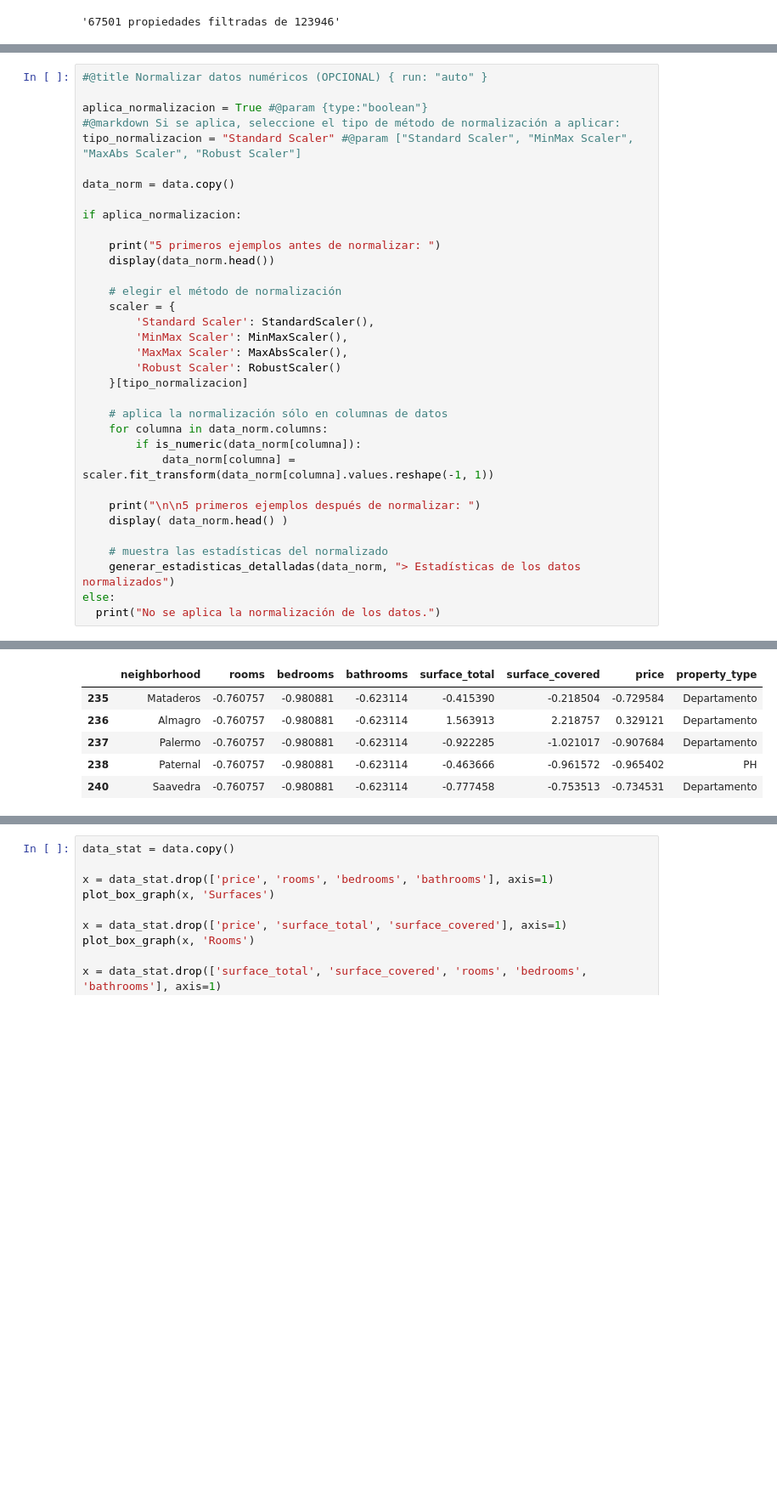
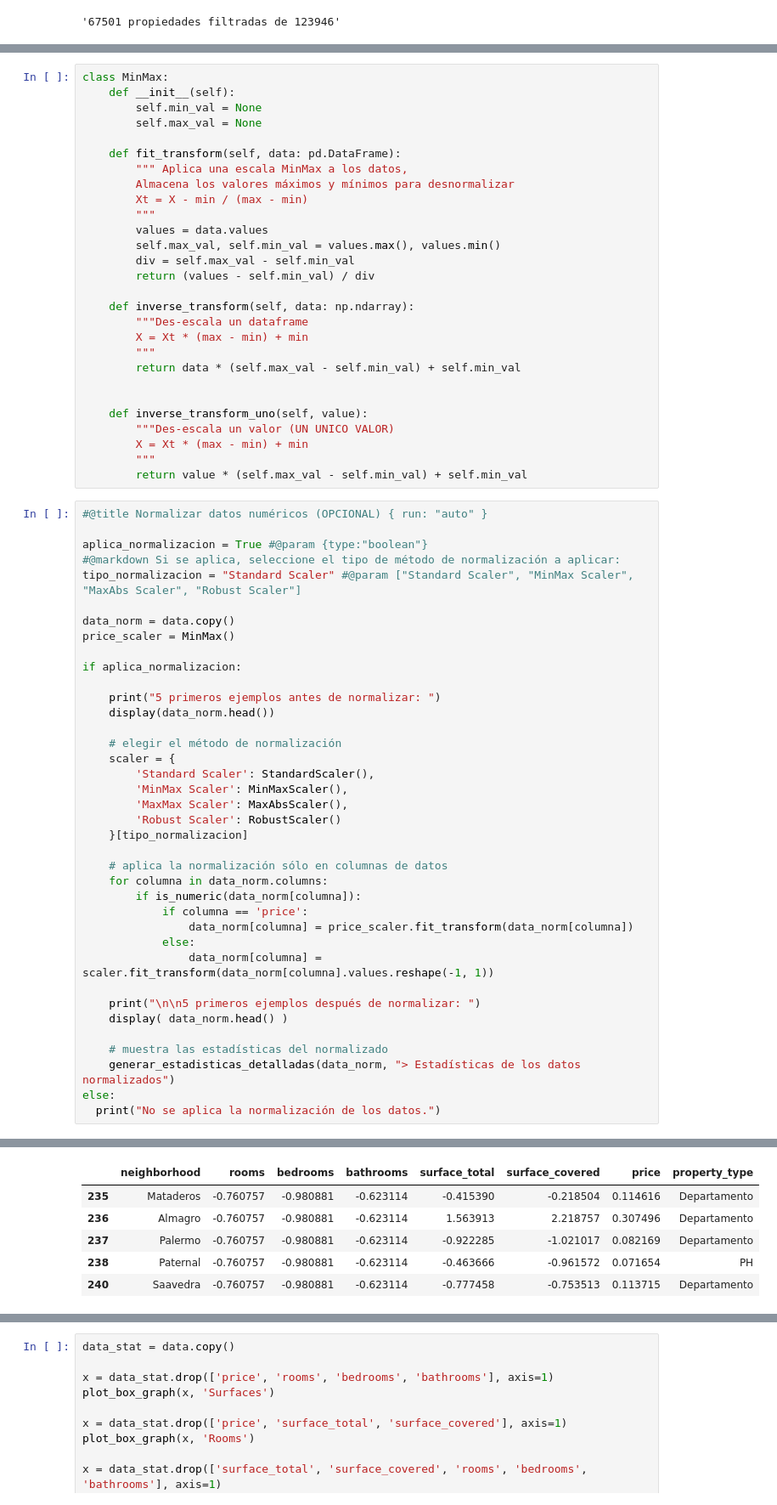
Before and after one commit to enzoconejero/utnba-iaa-2021-property-price-prediction, a Jupyter notebook: propierati_regresion.ipynb, the cells around one changed output, grey strips where cells are left out. Shown at 85% size. Drawn from its saved outputs; the diff is of its cells as text; blank space fills up the shorter version.

```diff
--- a/propierati_regresion.ipynb
+++ b/propierati_regresion.ipynb
@@ -229,3 +236,31 @@ Sin extremos
+# %%
+class MinMax:
+    def __init__(self):
+        self.min_val = None
+        self.max_val = None
+
+    def fit_transform(self, data: pd.DataFrame):
+        """ Aplica una escala MinMax a los datos,
+        Almacena los valores máximos y mínimos para desnormalizar
+        Xt = X - min / (max - min)
+        """
+        values = data.values
+        self.max_val, self.min_val = values.max(), values.min()
+        div = self.max_val - self.min_val
+        return (values - self.min_val) / div
+
+    def inverse_transform(self, data: np.ndarray):
+        """Des-escala un dataframe
+        X = Xt * (max - min) + min
+        """
+        return data * (self.max_val - self.min_val) + self.min_val
+
+
+    def inverse_transform_uno(self, value):
+        """Des-escala un valor (UN UNICO VALOR)
+        X = Xt * (max - min) + min
+        """
+        return value * (self.max_val - self.min_val) + self.min_val
 # %%
 #@title Normalizar datos numéricos (OPCIONAL) { run: "auto" }
 
@@ -234,6 +269,7 @@ aplica_normalizacion = True #@param {type:"boolean"}
 tipo_normalizacion = "Standard Scaler" #@param ["Standard Scaler", "MinMax Scaler", "MaxAbs Scaler", "Robust Scaler"]
 
 data_norm = data.copy()
+price_scaler = MinMax()
 
 if aplica_normalizacion:
 
@@ -242,39 +278,42 @@ if aplica_normalizacion:
 
     # elegir el método de normalización
     scaler = {
         'Standard Scaler': StandardScaler(),
         'MinMax Scaler': MinMaxScaler(),
         'MaxMax Scaler': MaxAbsScaler(),
         'Robust Scaler': RobustScaler()
     }[tipo_normalizacion]
 
     # aplica la normalización sólo en columnas de datos
     for columna in data_norm.columns:
         if is_numeric(data_norm[columna]):
-            data_norm[columna] = scaler.fit_transform(data_norm[columna].values.reshape(-1, 1))
+            if columna == 'price':
+                data_norm[columna] = price_scaler.fit_transform(data_norm[columna])
+            else:
+                data_norm[columna] = scaler.fit_transform(data_norm[columna].values.reshape(-1, 1))
 
     print("\n\n5 primeros ejemplos después de normalizar: ")
     display( data_norm.head() )
 
     # muestra las estadísticas del normalizado
     generar_estadisticas_detalladas(data_norm, "> Estadísticas de los datos normalizados")
 else:
   print("No se aplica la normalización de los datos.")
 # %% [output]
 5 primeros ejemplos antes de normalizar:
 |  | neighborhood | rooms | bedrooms | bathrooms | surface_total | surface_covered | price | property_type |
 | 235 | Mataderos | 2.0 | 1.0 | 1.0 | 61.0 | 61.0 | 110600.0 | Departamento |
 | 236 | Almagro | 2.0 | 1.0 | 1.0 | 143.0 | 143.0 | 239000.0 | Departamento |
 | 237 | Palermo | 2.0 | 1.0 | 1.0 | 40.0 | 34.0 | 89000.0 | Departamento |
 | 238 | Paternal | 2.0 | 1.0 | 1.0 | 59.0 | 36.0 | 82000.0 | PH |
 | 240 | Saavedra | 2.0 | 1.0 | 1.0 | 46.0 | 43.0 | 110000.0 | Departamento |
 5 primeros ejemplos después de normalizar:
 |  | neighborhood | rooms | bedrooms | bathrooms | surface_total | surface_covered | price | property_type |
-| 235 | Mataderos | -0.760757 | -0.980881 | -0.623114 | -0.415390 | -0.218504 | -0.729584 | Departamento |
-| 236 | Almagro | -0.760757 | -0.980881 | -0.623114 | 1.563913 | 2.218757 | 0.329121 | Departamento |
-| 237 | Palermo | -0.760757 | -0.980881 | -0.623114 | -0.922285 | -1.021017 | -0.907684 | Departamento |
-| 238 | Paternal | -0.760757 | -0.980881 | -0.623114 | -0.463666 | -0.961572 | -0.965402 | PH |
-| 240 | Saavedra | -0.760757 | -0.980881 | -0.623114 | -0.777458 | -0.753513 | -0.734531 | Departamento |
+| 235 | Mataderos | -0.760757 | -0.980881 | -0.623114 | -0.415390 | -0.218504 | 0.114616 | Departamento |
+| 236 | Almagro | -0.760757 | -0.980881 | -0.623114 | 1.563913 | 2.218757 | 0.307496 | Departamento |
+| 237 | Palermo | -0.760757 | -0.980881 | -0.623114 | -0.922285 | -1.021017 | 0.082169 | Departamento |
+| 238 | Paternal | -0.760757 | -0.980881 | -0.623114 | -0.463666 | -0.961572 | 0.071654 | PH |
+| 240 | Saavedra | -0.760757 | -0.980881 | -0.623114 | -0.777458 | -0.753513 | 0.113715 | Departamento |
  > Estadísticas de los datos normalizados :
 |  | Tipo Valor | Rango Valores | Promedio ± Desvío | ¿Valores Ceros? | ¿Valores Nulos? |
 | neighborhood | object | { Palermo 7413 ; Belgrano 5385 ; ... | - | 0 | 0 |
```
Also changed, not shown: parts of 9 cells of this notebook.
